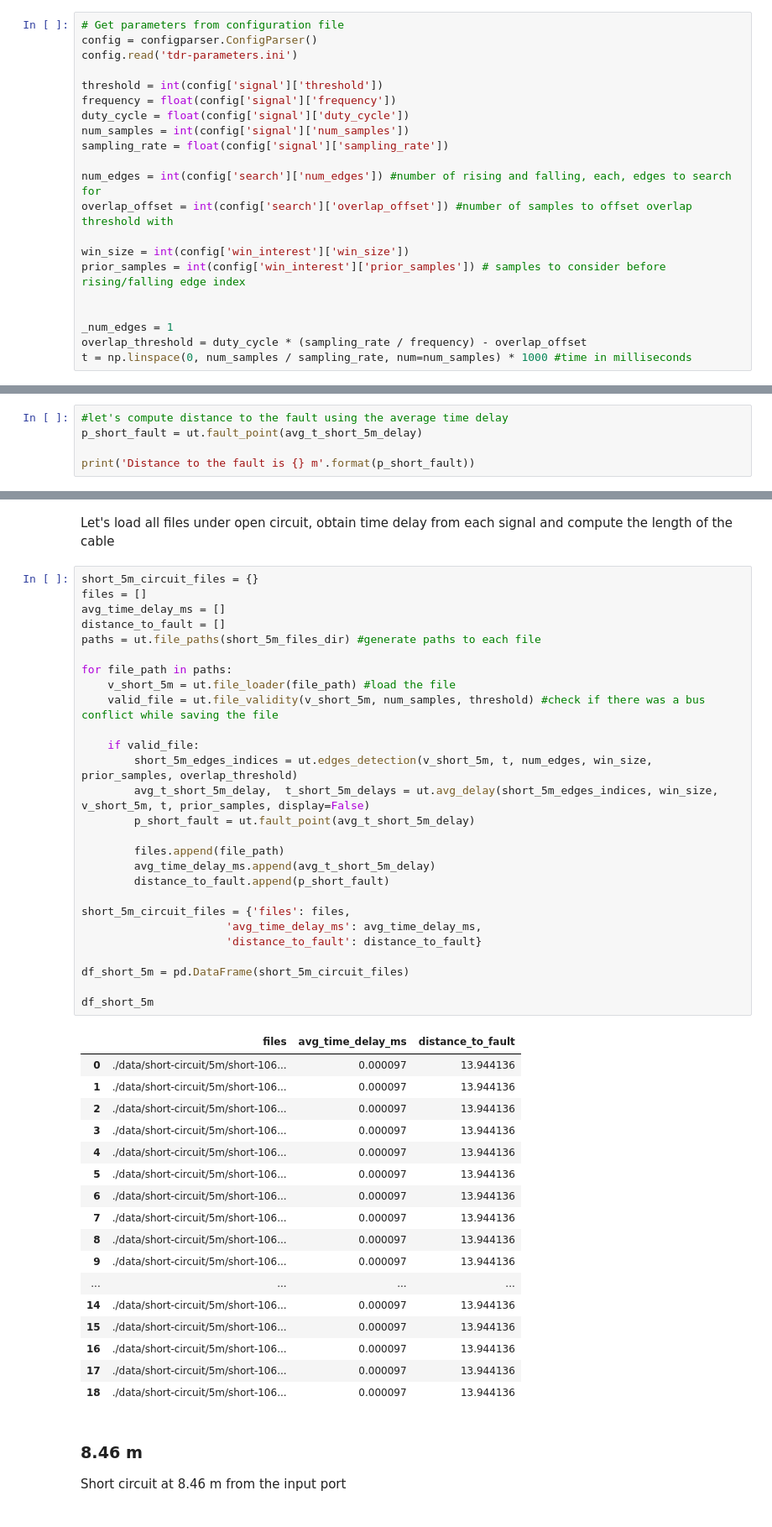
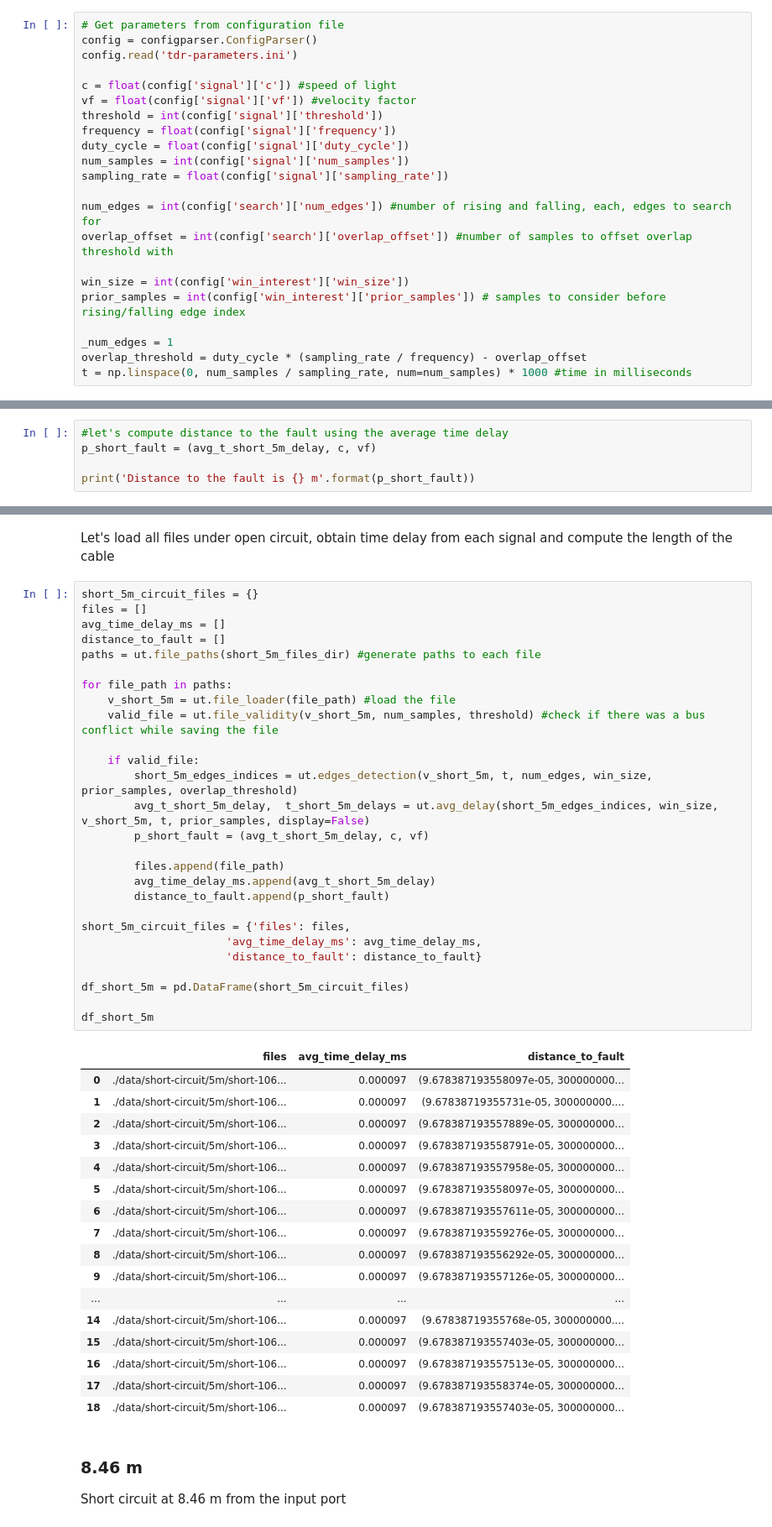
Before and after one commit to DeKUT-DSAIL/electric-fence-fault-detector-and-localiser, a Jupyter notebook: tdr/5-and-8m-shortcircuit.ipynb, the cells around one changed output, grey strips where cells are left out. Shown at 84% size. Saved outputs shown, nothing was run; the diff lists cells and outputs as text.

```diff
--- a/tdr/5-and-8m-shortcircuit.ipynb
+++ b/tdr/5-and-8m-shortcircuit.ipynb
@@ -8,6 +8,8 @@ import tdr_utils as ut
 config = configparser.ConfigParser()
 config.read('tdr-parameters.ini')
 
+c = float(config['signal']['c']) #speed of light
+vf = float(config['signal']['vf']) #velocity factor
 threshold = int(config['signal']['threshold'])
 frequency = float(config['signal']['frequency'])
 duty_cycle = float(config['signal']['duty_cycle'])
@@ -20,7 +22,6 @@ overlap_offset = int(config['search']['overlap_offset']) #number of samples to o
 win_size = int(config['win_interest']['win_size'])
 prior_samples = int(config['win_interest']['prior_samples']) # samples to consider before rising/falling edge index
 
-
 _num_edges = 1
 overlap_threshold = duty_cycle * (sampling_rate / frequency) - overlap_offset
 t = np.linspace(0, num_samples / sampling_rate, num=num_samples) * 1000 #time in milliseconds
@@ -138,6 +139,6 @@ Average time delay is 9.678387193557126e-05 ms
 # %%
 #let's compute distance to the fault using the average time delay
-p_short_fault = ut.fault_point(avg_t_short_5m_delay)
+p_short_fault = (avg_t_short_5m_delay, c, vf)
 
 print('Distance to the fault is {} m'.format(p_short_fault))
 # %% [output]
@@ -147,48 +148,48 @@ Let's load all files under open circuit, obtain time delay from each signal and
 # %%
 short_5m_circuit_files = {}
 files = []
 avg_time_delay_ms = []
 distance_to_fault = []
 paths = ut.file_paths(short_5m_files_dir) #generate paths to each file
 
 for file_path in paths:
     v_short_5m = ut.file_loader(file_path) #load the file
     valid_file = ut.file_validity(v_short_5m, num_samples, threshold) #check if there was a bus conflict while saving the file
 
     if valid_file:
         short_5m_edges_indices = ut.edges_detection(v_short_5m, t, num_edges, win_size, prior_samples, overlap_threshold)
         avg_t_short_5m_delay,  t_short_5m_delays = ut.avg_delay(short_5m_edges_indices, win_size, v_short_5m, t, prior_samples, display=False)
-        p_short_fault = ut.fault_point(avg_t_short_5m_delay)
+        p_short_fault = (avg_t_short_5m_delay, c, vf)
 
         files.append(file_path)
         avg_time_delay_ms.append(avg_t_short_5m_delay)
         distance_to_fault.append(p_short_fault)
 
 short_5m_circuit_files = {'files': files,
                       'avg_time_delay_ms': avg_time_delay_ms,
                       'distance_to_fault': distance_to_fault}
 
 df_short_5m = pd.DataFrame(short_5m_circuit_files)
 
 df_short_5m
 # %% [output]
 |  | files | avg_time_delay_ms | distance_to_fault |
-| 0 | ./data/short-circuit/5m/short-106... | 0.000097 | 13.944136 |
-| 1 | ./data/short-circuit/5m/short-106... | 0.000097 | 13.944136 |
-| 2 | ./data/short-circuit/5m/short-106... | 0.000097 | 13.944136 |
-| 3 | ./data/short-circuit/5m/short-106... | 0.000097 | 13.944136 |
-| 4 | ./data/short-circuit/5m/short-106... | 0.000097 | 13.944136 |
-| 5 | ./data/short-circuit/5m/short-106... | 0.000097 | 13.944136 |
-| 6 | ./data/short-circuit/5m/short-106... | 0.000097 | 13.944136 |
-| 7 | ./data/short-circuit/5m/short-106... | 0.000097 | 13.944136 |
-| 8 | ./data/short-circuit/5m/short-106... | 0.000097 | 13.944136 |
-| 9 | ./data/short-circuit/5m/short-106... | 0.000097 | 13.944136 |
+| 0 | ./data/short-circuit/5m/short-106... | 0.000097 | (9.678387193558097e-05, 300000000... |
+| 1 | ./data/short-circuit/5m/short-106... | 0.000097 | (9.67838719355731e-05, 300000000.... |
+| 2 | ./data/short-circuit/5m/short-106... | 0.000097 | (9.678387193557889e-05, 300000000... |
+| 3 | ./data/short-circuit/5m/short-106... | 0.000097 | (9.678387193558791e-05, 300000000... |
+| 4 | ./data/short-circuit/5m/short-106... | 0.000097 | (9.678387193557958e-05, 300000000... |
+| 5 | ./data/short-circuit/5m/short-106... | 0.000097 | (9.678387193558097e-05, 300000000... |
+| 6 | ./data/short-circuit/5m/short-106... | 0.000097 | (9.678387193557611e-05, 300000000... |
+| 7 | ./data/short-circuit/5m/short-106... | 0.000097 | (9.678387193559276e-05, 300000000... |
+| 8 | ./data/short-circuit/5m/short-106... | 0.000097 | (9.678387193556292e-05, 300000000... |
+| 9 | ./data/short-circuit/5m/short-106... | 0.000097 | (9.678387193557126e-05, 300000000... |
 | ... | ... | ... | ... |
-| 14 | ./data/short-circuit/5m/short-106... | 0.000097 | 13.944136 |
-| 15 | ./data/short-circuit/5m/short-106... | 0.000097 | 13.944136 |
-| 16 | ./data/short-circuit/5m/short-106... | 0.000097 | 13.944136 |
-| 17 | ./data/short-circuit/5m/short-106... | 0.000097 | 13.944136 |
-| 18 | ./data/short-circuit/5m/short-106... | 0.000097 | 13.944136 |
+| 14 | ./data/short-circuit/5m/short-106... | 0.000097 | (9.67838719355768e-05, 300000000.... |
+| 15 | ./data/short-circuit/5m/short-106... | 0.000097 | (9.678387193557403e-05, 300000000... |
+| 16 | ./data/short-circuit/5m/short-106... | 0.000097 | (9.678387193557513e-05, 300000000... |
+| 17 | ./data/short-circuit/5m/short-106... | 0.000097 | (9.678387193558374e-05, 300000000... |
+| 18 | ./data/short-circuit/5m/short-106... | 0.000097 | (9.678387193557403e-05, 300000000... |
 # %% [markdown]
 ### 8.46 m
 Short circuit at 8.46 m from the input port
```
Also changed, not shown: parts of 28 cells of this notebook, 13 other files.
